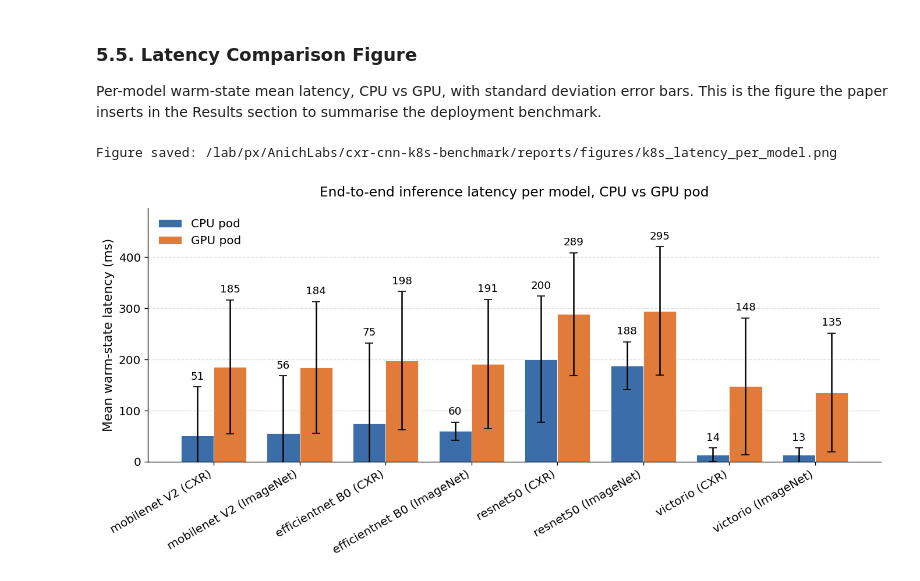
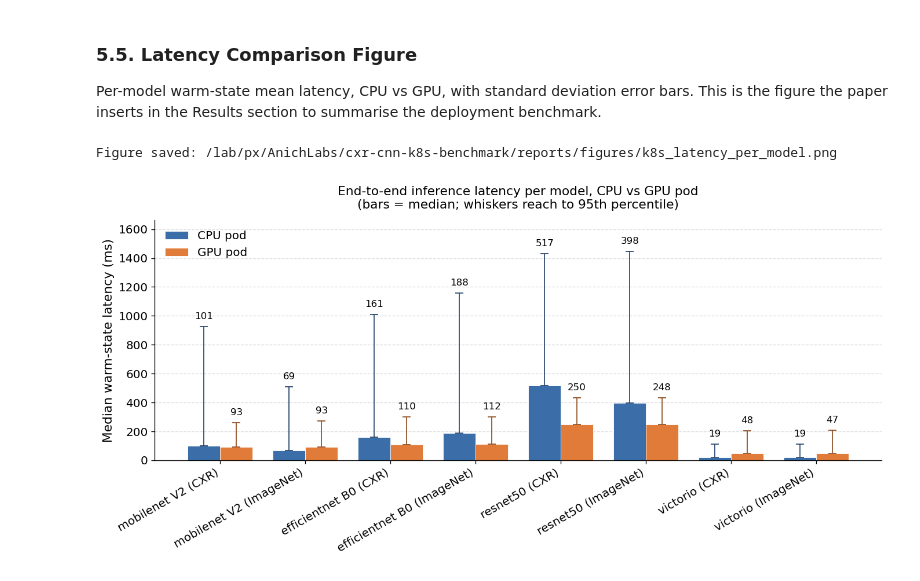
Before and after one commit to anichlabs/cxr-cnn-k8s-benchmark, a Jupyter notebook: notebooks/06_deployment_metrics.ipynb, the cells around one changed output. Saved outputs shown, nothing was run; the diff lists cells and outputs as text; code cells hidden in the pictures.

```diff
--- a/notebooks/06_deployment_metrics.ipynb
+++ b/notebooks/06_deployment_metrics.ipynb
@@ -539,88 +540,84 @@ Disk sizes:
 ### 5.5. Latency Comparison Figure
 Per-model warm-state mean latency, CPU vs GPU, with standard deviation error bars. This is the figure the paper inserts in the Results section to summarise the deployment benchmark.
 # %%
-# 5.5. Paper figure: warm latency per model, CPU vs GPU.
-# Grouped bar chart with error bars. Each model has two bars (CPU and
-# GPU) so the inversion is visually immediate. Error bar = standard
-# deviation across warm requests. Y-axis clipped at 0 because latency
-# cannot be negative.
+# 5.5. Paper figure: median warm latency per model, CPU vs GPU.
+# Bars show median; asymmetric whiskers extend from median to P95 to
+# expose the heavy right tail of the CPU pod without imposing a
+# misleading symmetric error model on a skewed distribution.
+import matplotlib.pyplot as plt
+import numpy as np
 
-import matplotlib.pyplot as plt
+plot_df = summary.pivot(index="model", columns="backend",
+                        values=["warm_p50_ms", "warm_p95_ms"])
+plot_df = plot_df.loc[MODELS]
 
-# Re-shape for plotting: one row per model, columns for cpu/gpu means and stds.
-plot_df = summary.pivot(index="model", columns="backend",
-                        values=["warm_mean_ms", "warm_std_ms"])
-plot_df = plot_df.loc[MODELS]  # enforce architecture order
+cpu_p50 = plot_df[("warm_p50_ms", "cpu")].values
+cpu_p95 = plot_df[("warm_p95_ms", "cpu")].values
+gpu_p50 = plot_df[("warm_p50_ms", "gpu")].values
+gpu_p95 = plot_df[("warm_p95_ms", "gpu")].values
 
-cpu_means = plot_df[("warm_mean_ms", "cpu")].values
-cpu_stds  = plot_df[("warm_std_ms",  "cpu")].values
-gpu_means = plot_df[("warm_mean_ms", "gpu")].values
-gpu_stds  = plot_df[("warm_std_ms",  "gpu")].values
+# Asymmetric whiskers: 0 below the bar, (P95 - P50) above it.
+cpu_err = np.vstack([np.zeros_like(cpu_p50), cpu_p95 - cpu_p50])
+gpu_err = np.vstack([np.zeros_like(gpu_p50), gpu_p95 - gpu_p50])
 
 x = np.arange(len(MODELS))
 bar_w = 0.38
 
 fig, ax = plt.subplots(figsize=(11.5, 5.6), dpi=120)
 
-bars_cpu = ax.bar(x - bar_w/2, cpu_means, bar_w,
-                  yerr=cpu_stds, capsize=4,
+bars_cpu = ax.bar(x - bar_w/2, cpu_p50, bar_w,
+                  yerr=cpu_err, capsize=4,
                   color="#3b6ea8", label="CPU pod",
-                  edgecolor="white", linewidth=0.5)
-bars_gpu = ax.bar(x + bar_w/2, gpu_means, bar_w,
-                  yerr=gpu_stds, capsize=4,
+                  edgecolor="white", linewidth=0.5,
+                  error_kw={"ecolor": "#1f3d66", "elinewidth": 1.0})
+bars_gpu = ax.bar(x + bar_w/2, gpu_p50, bar_w,
+                  yerr=gpu_err, capsize=4,
                   color="#e07b39", label="GPU pod",
-                  edgecolor="white", linewidth=0.5)
+                  edgecolor="white", linewidth=0.5,
+                  error_kw={"ecolor": "#8a4515", "elinewidth": 1.0})
 
-# Pretty model labels for the x-axis.
 def pretty(m: str) -> str:
     return (m.replace("_", " ")
              .replace("v2", "V2")
              .replace("b0", "B0")
              .replace("imagenet", "(ImageNet)")
              .replace("cxr", "(CXR)"))
 
 ax.set_xticks(x)
 ax.set_xticklabels([pretty(m) for m in MODELS],
                    rotation=30, ha="right", fontsize=12)
 ax.tick_params(axis="y", labelsize=12)
-ax.set_ylabel("Mean warm-state latency (ms)", fontsize=13)
-ax.set_title("End-to-end inference latency per model, CPU vs GPU pod",
-             fontsize=14, pad=12)
+ax.set_ylabel("Median warm-state latency (ms)", fontsize=13)
+ax.set_title("End-to-end inference latency per model, CPU vs GPU pod\n"
+             "(bars = median; whiskers reach to 95th percentile)",
+             fontsize=13, pad=12)
 ax.legend(frameon=False, loc="upper left", fontsize=12)
-
-# Light horizontal grid for readability.
 ax.yaxis.grid(True, linestyle="--", alpha=0.4)
 ax.set_axisbelow(True)
 ax.spines["top"].set_visible(False)
 ax.spines["right"].set_visible(False)
 
-# Compute headroom for annotations and clip y-axis at zero.
-all_top = np.concatenate([cpu_means + cpu_stds, gpu_means + gpu_stds])
+all_top = np.concatenate([cpu_p95, gpu_p95])
 y_top = float(np.nanmax(all_top))
-ax.set_ylim(0, y_top * 1.18)   # 18% headroom for the larger labels
+ax.set_ylim(0, y_top * 1.15)
 
-# Annotate each bar above its top whisker.
-def annotate_above(rects, means, stds):
-    for rect, m, s in zip(rects, means, stds):
-        top = m + s
-        ax.annotate(f"{m:.0f}",
-                    xy=(rect.get_x() + rect.get_width() / 2, top),
-                    xytext=(0, 5), textcoords="offset points",
+def annotate_top(rects, p50_vals, p95_vals):
+    for rect, p50, p95 in zip(rects, p50_vals, p95_vals):
+        ax.annotate(f"{p50:.0f}",
+                    xy=(rect.get_x() + rect.get_width() / 2, p95),
+                    xytext=(0, 6), textcoords="offset points",
                     ha="center", va="bottom",
-                    fontsize=11, fontweight="medium")
+                    fontsize=10, fontweight="medium")
 
-annotate_above(bars_cpu, cpu_means, cpu_stds)
-annotate_above(bars_gpu, gpu_means, gpu_stds)
+annotate_top(bars_cpu, cpu_p50, cpu_p95)
+annotate_top(bars_gpu, gpu_p50, gpu_p95)
 
 plt.tight_layout()
-
-# Save figure for the paper.
 fig_path = project_root / "reports" / "figures" / "k8s_latency_per_model.png"
 fig_path.parent.mkdir(parents=True, exist_ok=True)
 fig.savefig(fig_path, dpi=200, bbox_inches="tight")
 print(f"Figure saved: {fig_path}")
-
 plt.show()
 # %% [output]
 Figure saved: /lab/px/AnichLabs/cxr-cnn-k8s-benchmark/reports/figures/k8s_latency_per_model.png
-[figure, old version]
+[figure, new version]
```
Also changed, not shown: parts of 7 cells of this notebook, 3 other files.
